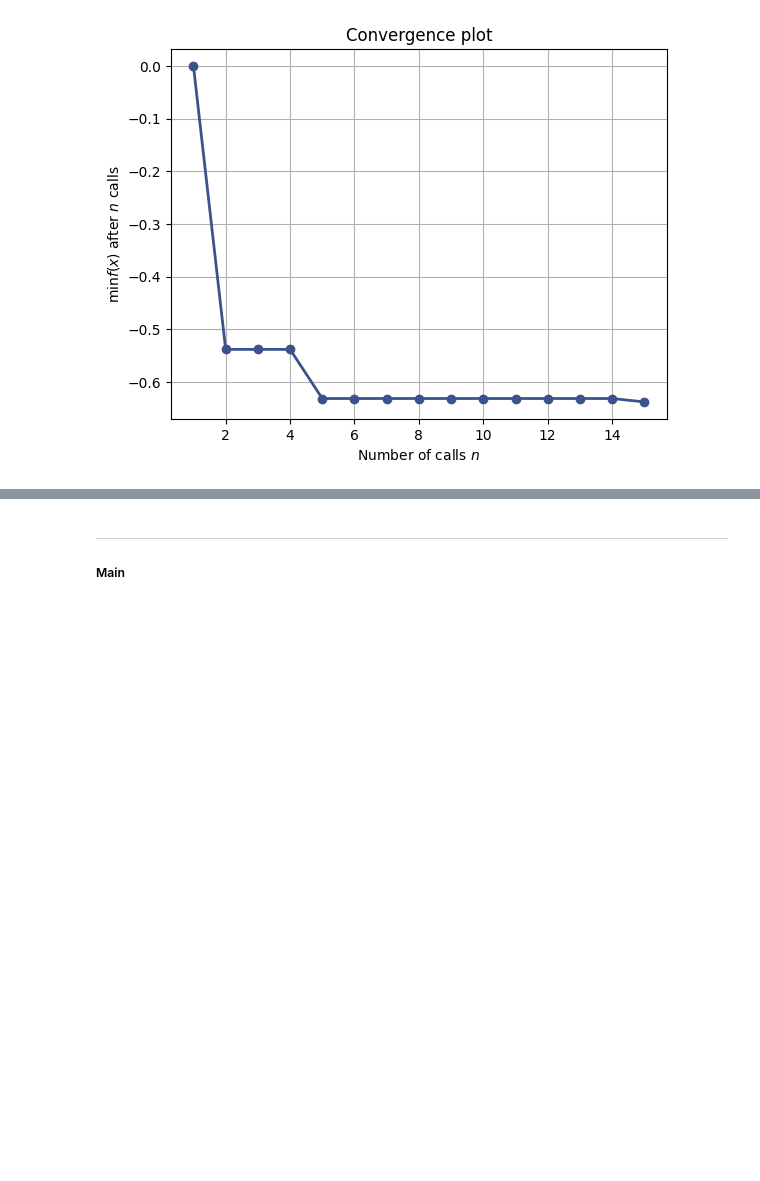
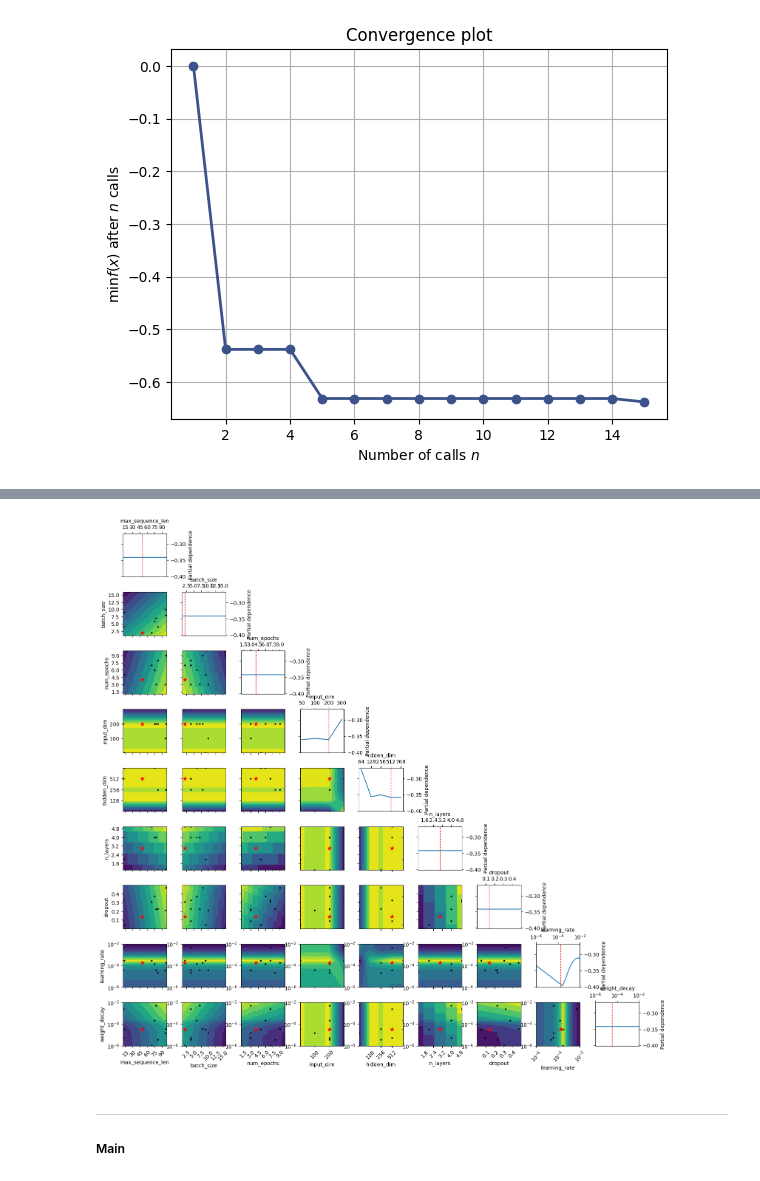
Before and after one commit to Nid989/IDAML2_Project, a Jupyter notebook: idaml2_project.ipynb, the cells around one changed output, grey strips where cells are left out. Saved outputs shown, nothing was run; the diff lists cells and outputs as text; code cells hidden in the pictures; blank space fills up the shorter version.

```diff
--- a/idaml2_project.ipynb
+++ b/idaml2_project.ipynb
@@ -1365,3 +1363,9 @@ def lc_objective_fxn(max_sequence_len: int, batch_size: int, num_epochs: int,
+# %%
+# Plot objective using loaded results
+plot_objective(loaded_res_gp_lc)
+plt.show()
+# %% [output]
+[figure, added]
 # %%
 # ------------------------------------------- # Main Optimization Calls # ------------------------------------------- #
 # %%
```
Also changed, not shown: parts of 20 cells of this notebook.
